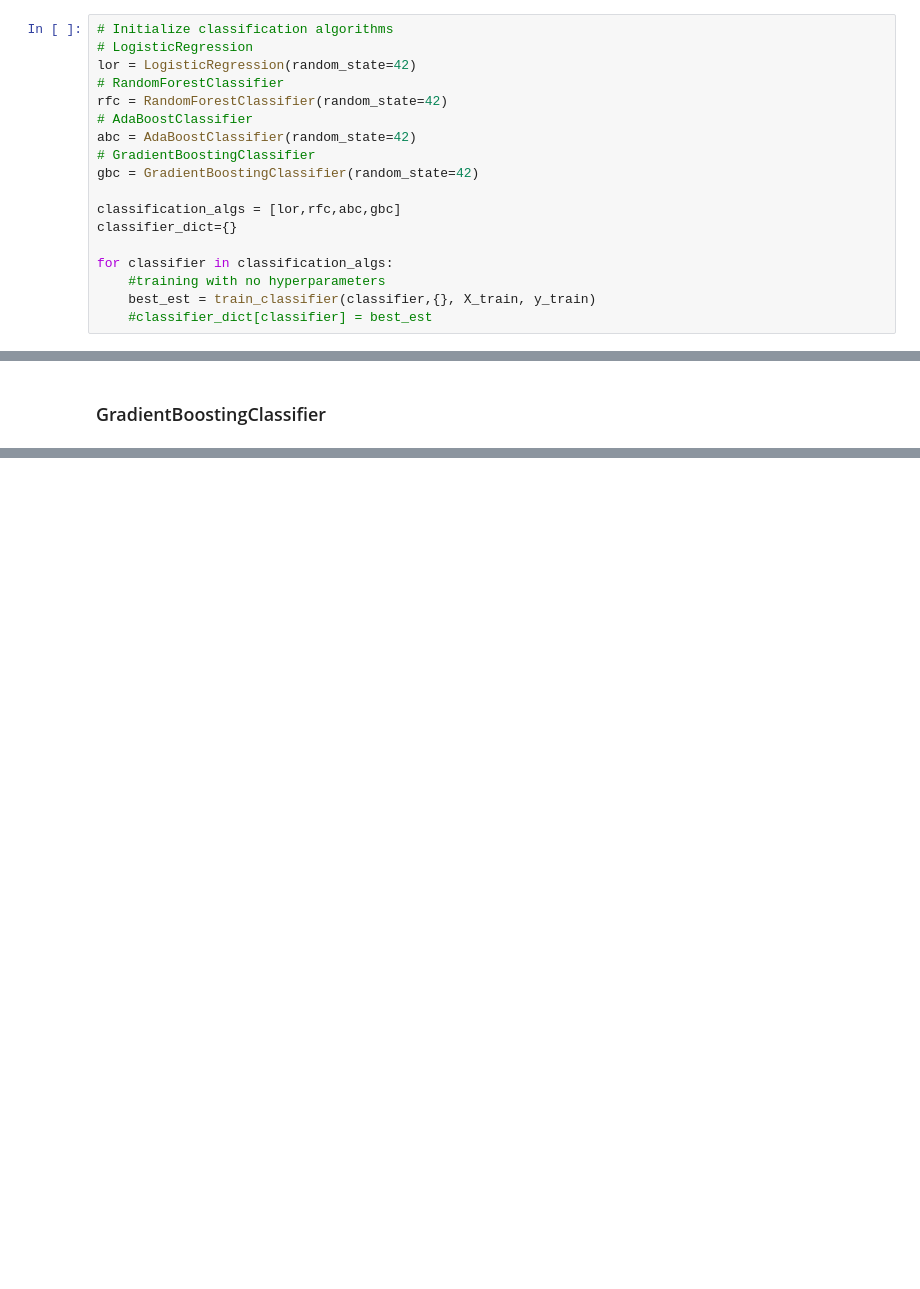
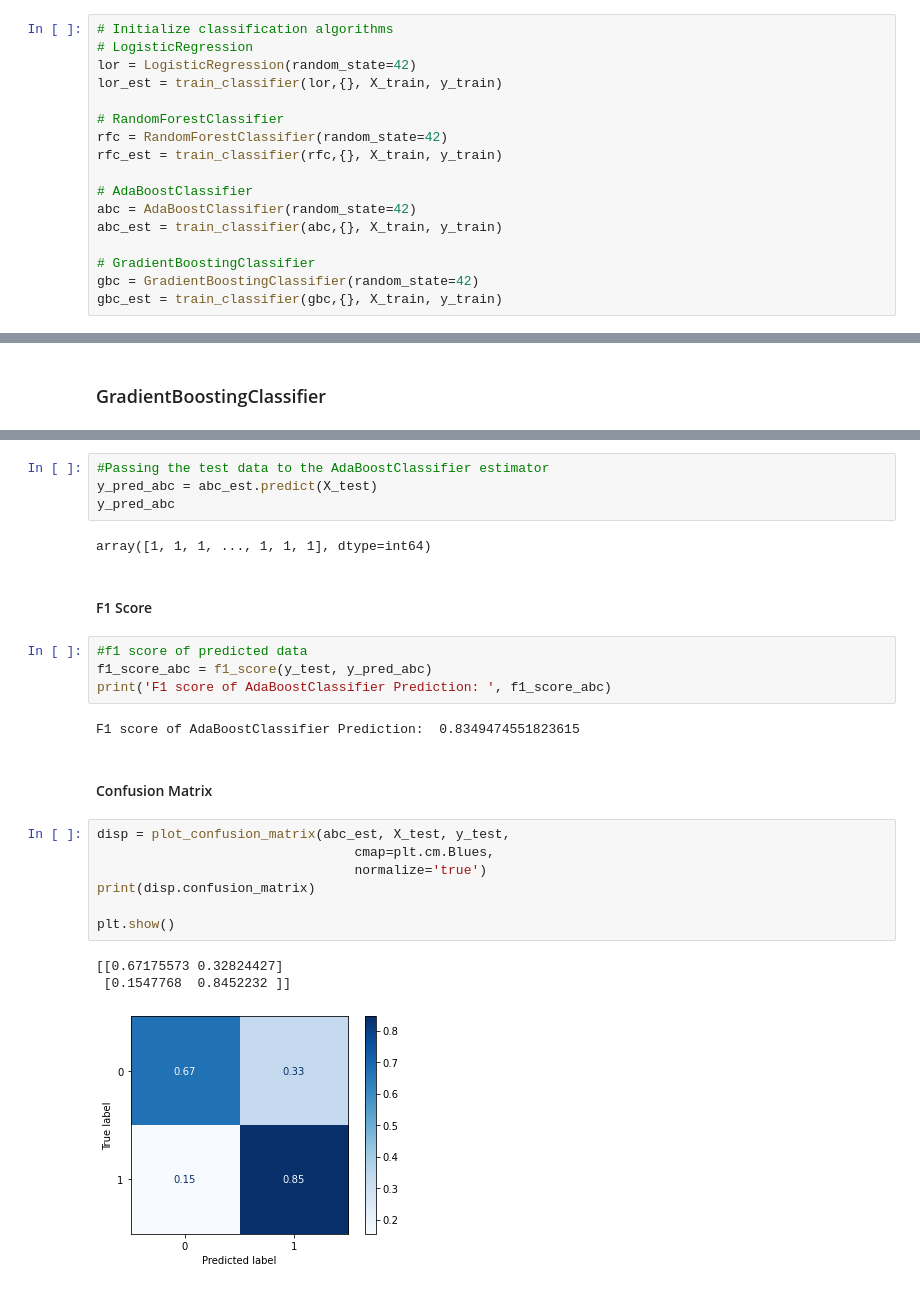
Before and after one commit to p33ves/Starbucks-Passive-Customer-Detection, a Jupyter notebook: notebooks/Passive Customer Detection.ipynb, the cells around one changed output, grey strips where cells are left out. Saved outputs shown, nothing was run; the diff lists cells and outputs as text; blank space fills up the shorter version.

```diff
--- a/notebooks/Passive Customer Detection.ipynb
+++ b/notebooks/Passive Customer Detection.ipynb
@@ -254,20 +256,19 @@ def train_classifier(classifier, hyperparameters, X, y):
 # Initialize classification algorithms
 # LogisticRegression
 lor = LogisticRegression(random_state=42)
+lor_est = train_classifier(lor,{}, X_train, y_train)
+
 # RandomForestClassifier
 rfc = RandomForestClassifier(random_state=42)
+rfc_est = train_classifier(rfc,{}, X_train, y_train)
+
 # AdaBoostClassifier
 abc = AdaBoostClassifier(random_state=42)
+abc_est = train_classifier(abc,{}, X_train, y_train)
+
 # GradientBoostingClassifier
 gbc = GradientBoostingClassifier(random_state=42)
-
-classification_algs = [lor,rfc,abc,gbc]
-classifier_dict={}
-
-for classifier in classification_algs:
-    #training with no hyperparameters
-    best_est = train_classifier(classifier,{}, X_train, y_train)
-    #classifier_dict[classifier] = best_est
+gbc_est = train_classifier(gbc,{}, X_train, y_train)
 # %% [output]
 Fitting 5 folds for each of 1 candidates, totalling 5 fits
 [Parallel(n_jobs=1)]: Using backend SequentialBackend with 1 concurrent workers.
@@ -412,0 +434,27 @@ sns.heatmap(cf_matrix/np.sum(cf_matrix), annot=True, fmt='.2%', cmap='Blues')
+# %%
+#Passing the test data to the AdaBoostClassifier estimator
+y_pred_abc = abc_est.predict(X_test)
+y_pred_abc
+# %% [output]
+array([1, 1, 1, ..., 1, 1, 1], dtype=int64)
+# %% [markdown]
+#### F1 Score
+# %%
+#f1 score of predicted data
+f1_score_abc = f1_score(y_test, y_pred_abc)
+print('F1 score of AdaBoostClassifier Prediction: ', f1_score_abc)
+# %% [output]
+F1 score of AdaBoostClassifier Prediction:  0.8349474551823615
+# %% [markdown]
+#### Confusion Matrix
+# %%
+disp = plot_confusion_matrix(abc_est, X_test, y_test,
+                                 cmap=plt.cm.Blues,
+                                 normalize='true')
+print(disp.confusion_matrix)
+
+plt.show()
+# %% [output]
+[[0.67175573 0.32824427]
+ [0.1547768  0.8452232 ]]
+[figure, added]
```
Also changed, not shown: parts of 45 cells of this notebook.
